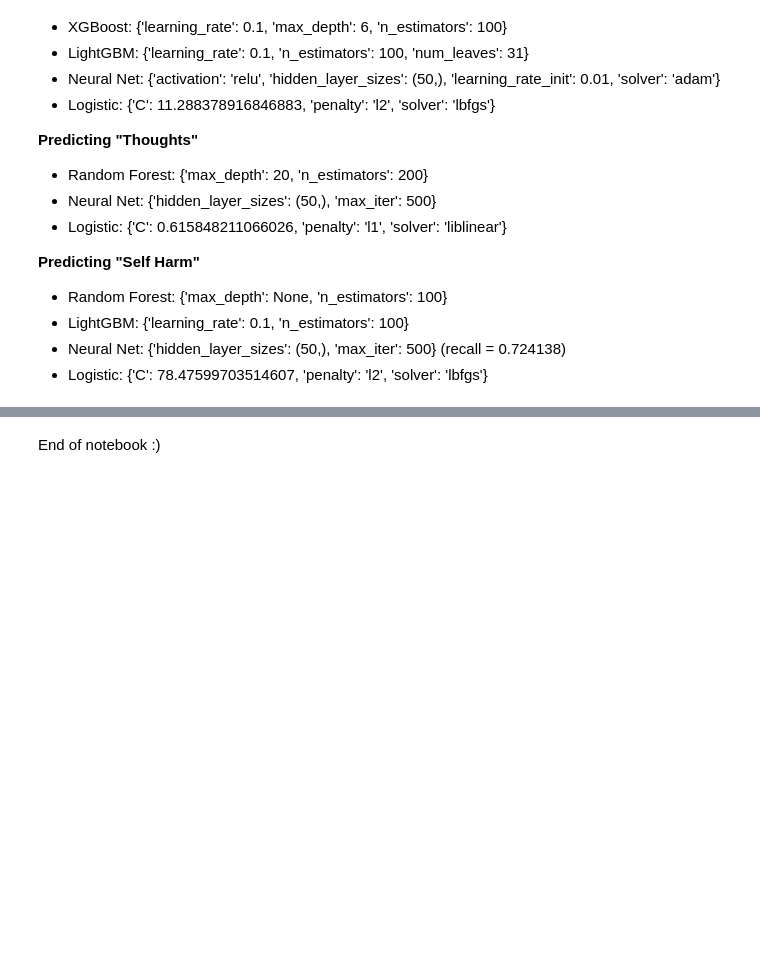
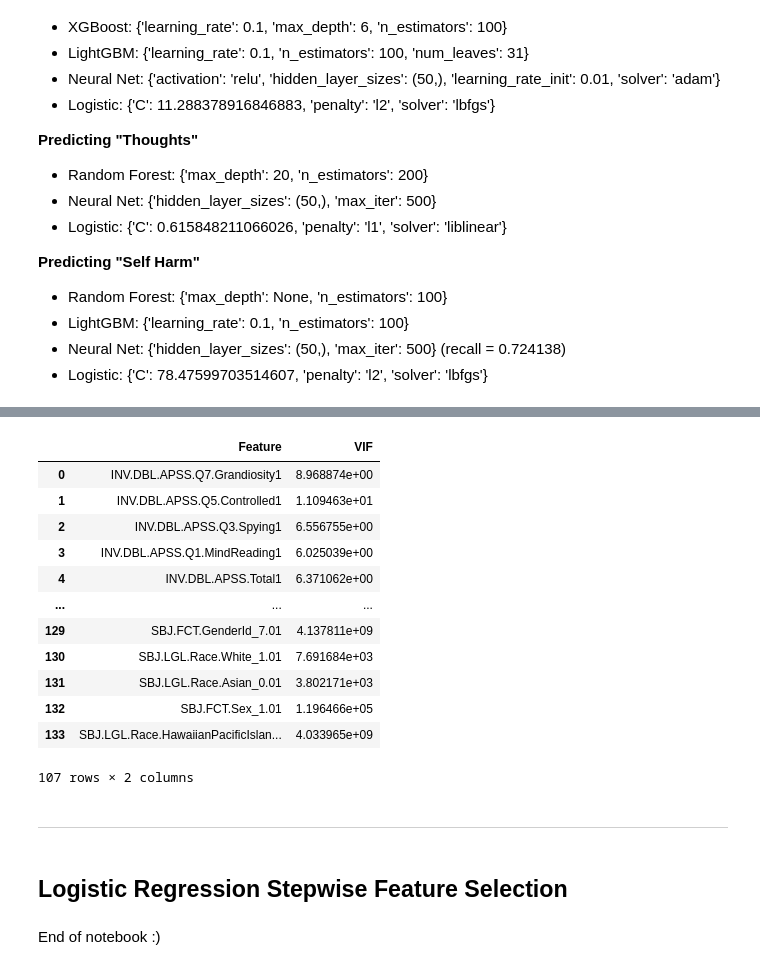
Before and after one commit to ElizabethHZhong/suicide-risk-modeling, a Jupyter notebook: compounding.ipynb, the cells around one changed output, grey strips where cells are left out. Cells and saved outputs as stored; diff of their text form; code cells hidden in the pictures; blank space fills up the shorter version.

```diff
--- a/compounding.ipynb
+++ b/compounding.ipynb
@@ -1045,0 +1568,14 @@ prev_imputation = {
+# %%
+def calculate_vif(df):
+    vif_data = pd.DataFrame()
+    vif_data["Feature"] = df.columns
+    vif_data["VIF"] = [variance_inflation_factor(df.values, i) for i in range(df.shape[1])]
+
+    print("\n🔍 Variance Inflation Factor (VIF) Scores:")
+    print(vif_data.sort_values(by="VIF", ascending=False))
+
+    return vif_data[vif_data["VIF"] > 5]
+# %%
+feature_cols, target_col = get_cols(1, "Attempt", ["psychotic", "substance", "suicide", "phq4", "help", "identity"], "encoded", False)
+# %%
+high_vif_features = calculate_vif(df_curr[feature_cols])
@@ -1045,0 +1598,20 @@ prev_imputation = {
+# %%
+high_vif_features
+# %% [output]
+|  | Feature | VIF |
+| 0 | INV.DBL.APSS.Q7.Grandiosity1 | 8.968874e+00 |
+| 1 | INV.DBL.APSS.Q5.Controlled1 | 1.109463e+01 |
+| 2 | INV.DBL.APSS.Q3.Spying1 | 6.556755e+00 |
+| 3 | INV.DBL.APSS.Q1.MindReading1 | 6.025039e+00 |
+| 4 | INV.DBL.APSS.Total1 | 6.371062e+00 |
+| ... | ... | ... |
+| 129 | SBJ.FCT.GenderId_7.01 | 4.137811e+09 |
+| 130 | SBJ.LGL.Race.White_1.01 | 7.691684e+03 |
+| 131 | SBJ.LGL.Race.Asian_0.01 | 3.802171e+03 |
+| 132 | SBJ.FCT.Sex_1.01 | 1.196466e+05 |
+| 133 | SBJ.LGL.Race.HawaiianPacificIslan... | 4.033965e+09 |
+107 rows × 2 columns
+# %% [markdown]
+_______
+# %% [markdown]
+## **Logistic Regression Stepwise Feature Selection**
```
Also changed, not shown: parts of 26 cells of this notebook.
